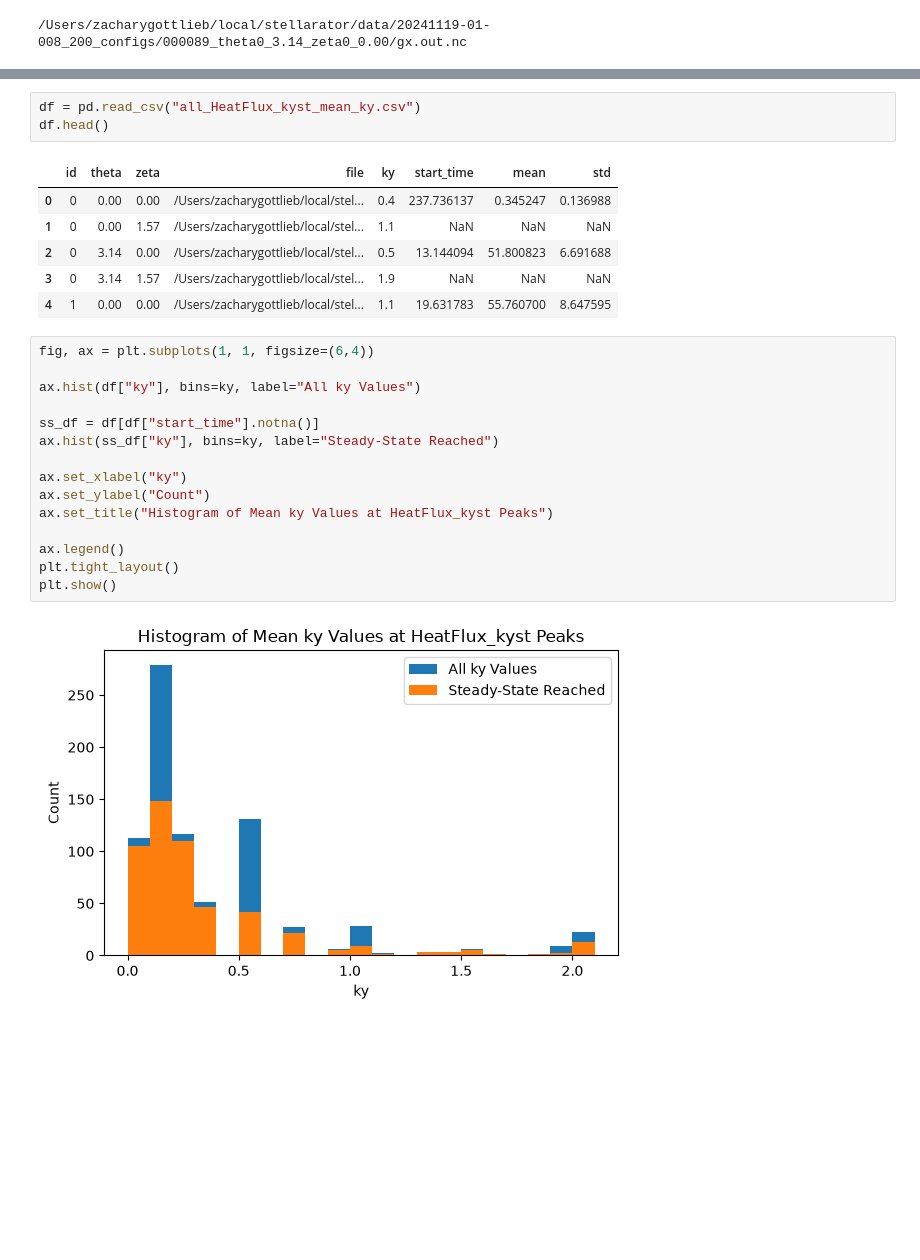
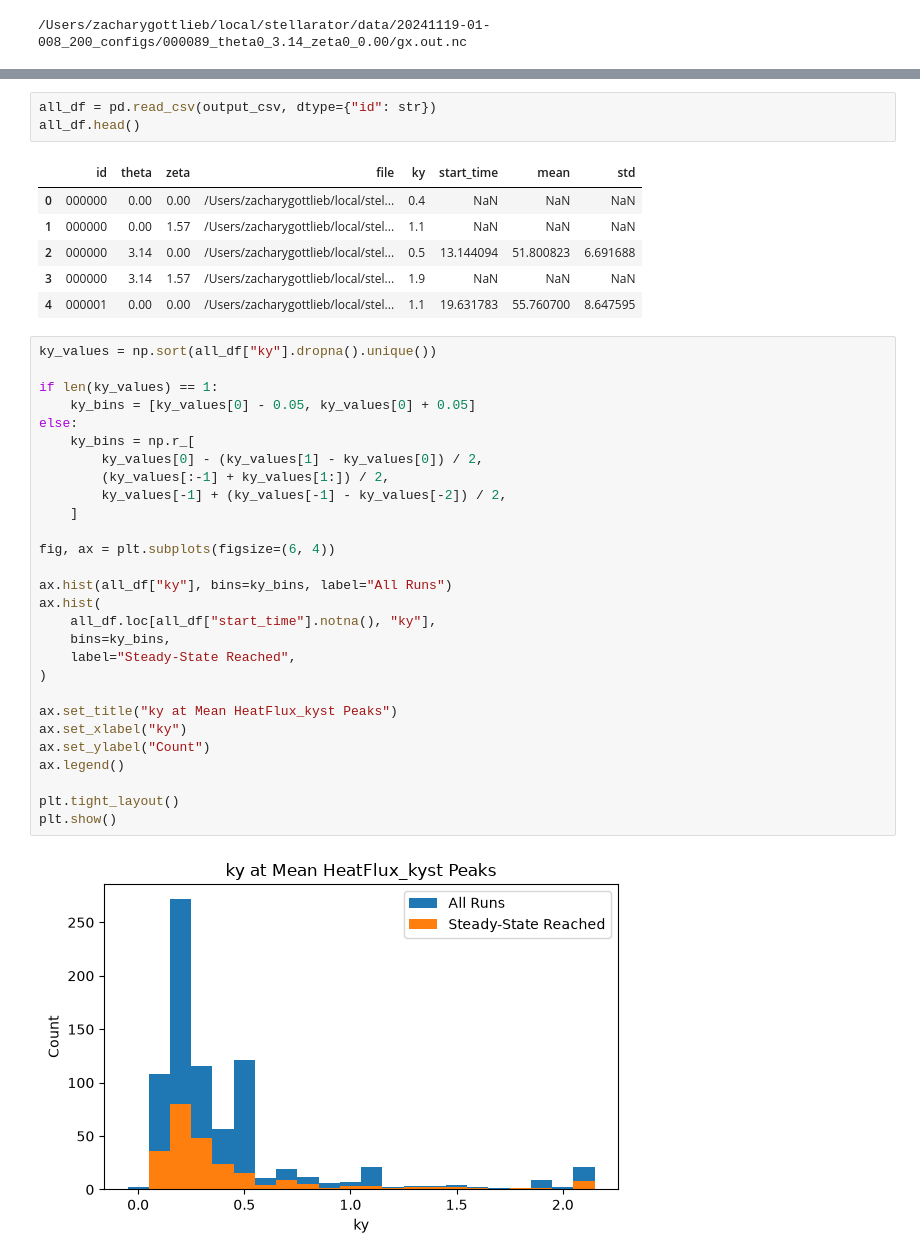
Before and after one commit to zgott06/pugs, a Jupyter notebook: examples/resolution_filter/resolution_filter.ipynb, the cells around one changed output, grey strips where cells are left out. Saved outputs shown, nothing was run; the diff lists cells and outputs as text; blank space fills up the shorter version.

```diff
--- a/examples/resolution_filter/resolution_filter.ipynb
+++ b/examples/resolution_filter/resolution_filter.ipynb
@@ -130,27 +144,40 @@ df = process_folder(folder)
 # %%
-df = pd.read_csv("all_HeatFlux_kyst_mean_ky.csv")
-df.head()
+all_df = pd.read_csv(output_csv, dtype={"id": str})
+all_df.head()
 # %% [output]
 |  | id | theta | zeta | file | ky | start_time | mean | std |
-| 0 | 0 | 0.00 | 0.00 | /Users/zacharygottlieb/local/stel... | 0.4 | 237.736137 | 0.345247 | 0.136988 |
-| 1 | 0 | 0.00 | 1.57 | /Users/zacharygottlieb/local/stel... | 1.1 | NaN | NaN | NaN |
-| 2 | 0 | 3.14 | 0.00 | /Users/zacharygottlieb/local/stel... | 0.5 | 13.144094 | 51.800823 | 6.691688 |
-| 3 | 0 | 3.14 | 1.57 | /Users/zacharygottlieb/local/stel... | 1.9 | NaN | NaN | NaN |
-| 4 | 1 | 0.00 | 0.00 | /Users/zacharygottlieb/local/stel... | 1.1 | 19.631783 | 55.760700 | 8.647595 |
+| 0 | 000000 | 0.00 | 0.00 | /Users/zacharygottlieb/local/stel... | 0.4 | NaN | NaN | NaN |
+| 1 | 000000 | 0.00 | 1.57 | /Users/zacharygottlieb/local/stel... | 1.1 | NaN | NaN | NaN |
+| 2 | 000000 | 3.14 | 0.00 | /Users/zacharygottlieb/local/stel... | 0.5 | 13.144094 | 51.800823 | 6.691688 |
+| 3 | 000000 | 3.14 | 1.57 | /Users/zacharygottlieb/local/stel... | 1.9 | NaN | NaN | NaN |
+| 4 | 000001 | 0.00 | 0.00 | /Users/zacharygottlieb/local/stel... | 1.1 | 19.631783 | 55.760700 | 8.647595 |
 # %%
-fig, ax = plt.subplots(1, 1, figsize=(6,4))
+ky_values = np.sort(all_df["ky"].dropna().unique())
 
-ax.hist(df["ky"], bins=ky, label="All ky Values")
+if len(ky_values) == 1:
+    ky_bins = [ky_values[0] - 0.05, ky_values[0] + 0.05]
+else:
+    ky_bins = np.r_[
+        ky_values[0] - (ky_values[1] - ky_values[0]) / 2,
+        (ky_values[:-1] + ky_values[1:]) / 2,
+        ky_values[-1] + (ky_values[-1] - ky_values[-2]) / 2,
+    ]
 
-ss_df = df[df["start_time"].notna()]
-ax.hist(ss_df["ky"], bins=ky, label="Steady-State Reached")
+fig, ax = plt.subplots(figsize=(6, 4))
 
+ax.hist(all_df["ky"], bins=ky_bins, label="All Runs")
+ax.hist(
+    all_df.loc[all_df["start_time"].notna(), "ky"],
+    bins=ky_bins,
+    label="Steady-State Reached",
+)
+
+ax.set_title("ky at Mean HeatFlux_kyst Peaks")
 ax.set_xlabel("ky")
 ax.set_ylabel("Count")
-ax.set_title("Histogram of Mean ky Values at HeatFlux_kyst Peaks")
+ax.legend()
 
-ax.legend()
 plt.tight_layout()
 plt.show()
 # %% [output]
-[figure, old version]
+[figure, new version]
```
Also changed, not shown: parts of 17 cells of this notebook, 1 other file.
